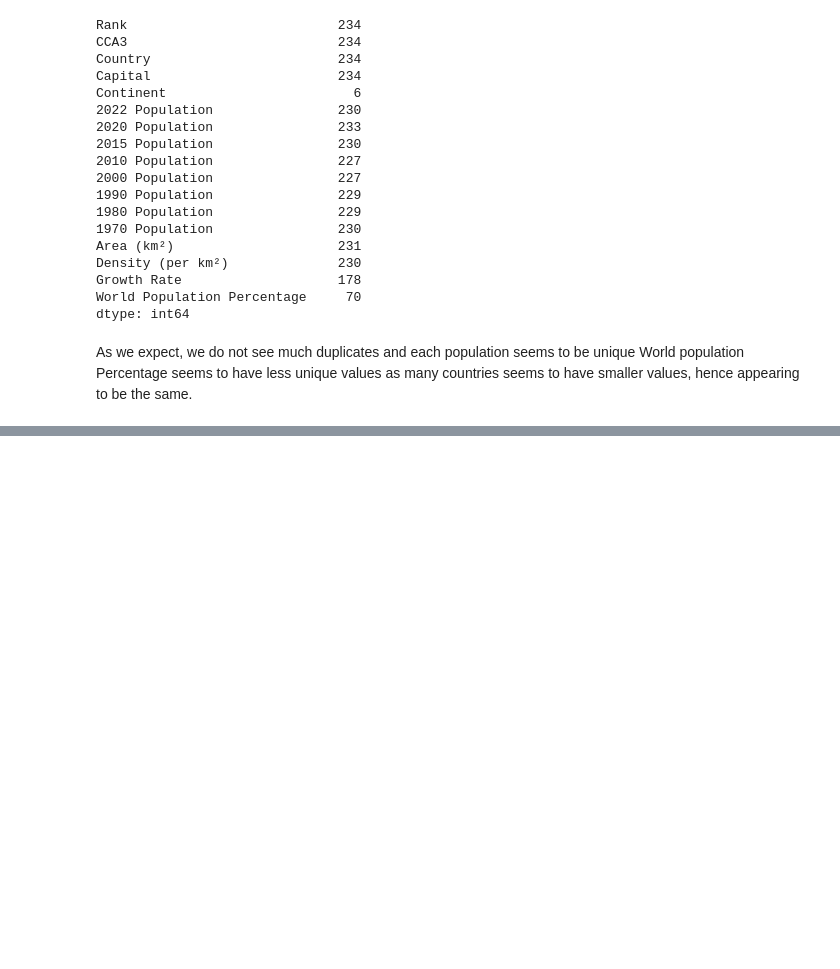
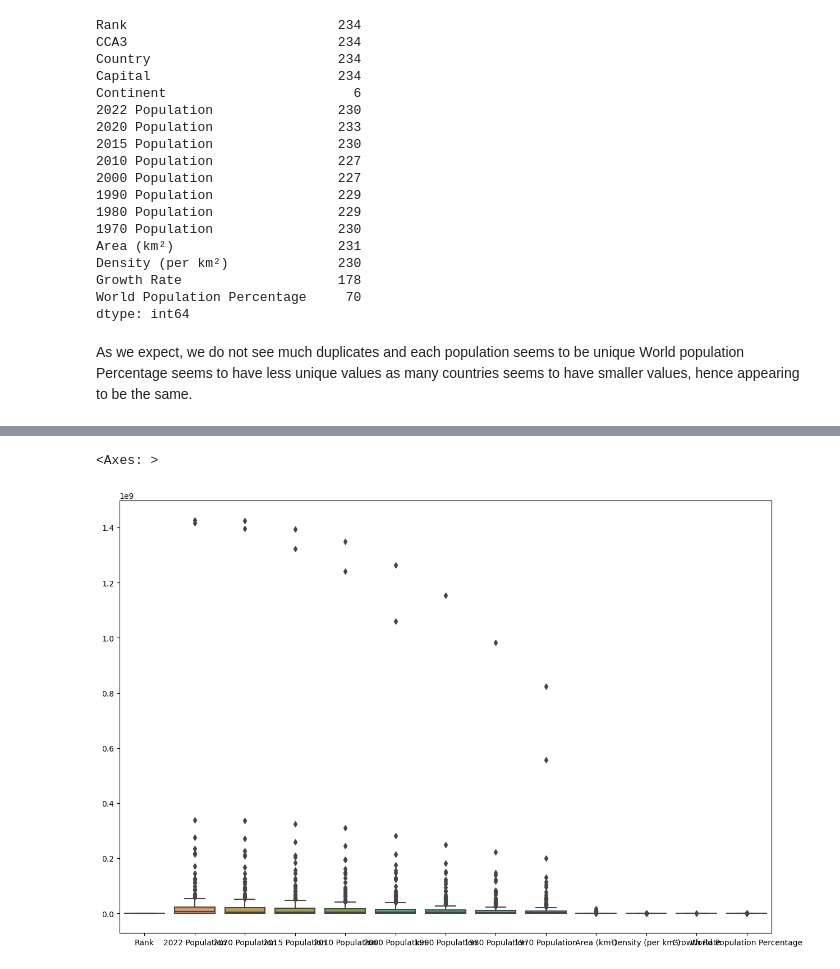
Before and after one commit to dr-a-r/population_EDA, a Jupyter notebook: EDA.ipynb, the cells around one changed output, grey strips where cells are left out. Drawn from its saved outputs; the diff is of its cells as text; code cells hidden in the pictures; blank space fills up the shorter version.

```diff
--- a/EDA.ipynb
+++ b/EDA.ipynb
@@ -145,0 +217,6 @@ df.groupby(['Country','Continent'])
+# %%
+plt.figure(figsize=(15, 10))
+sns.boxplot(df)
+# %% [output]
+<Axes: >
+[figure, added]
```
Also changed, not shown: parts of 13 cells of this notebook.
